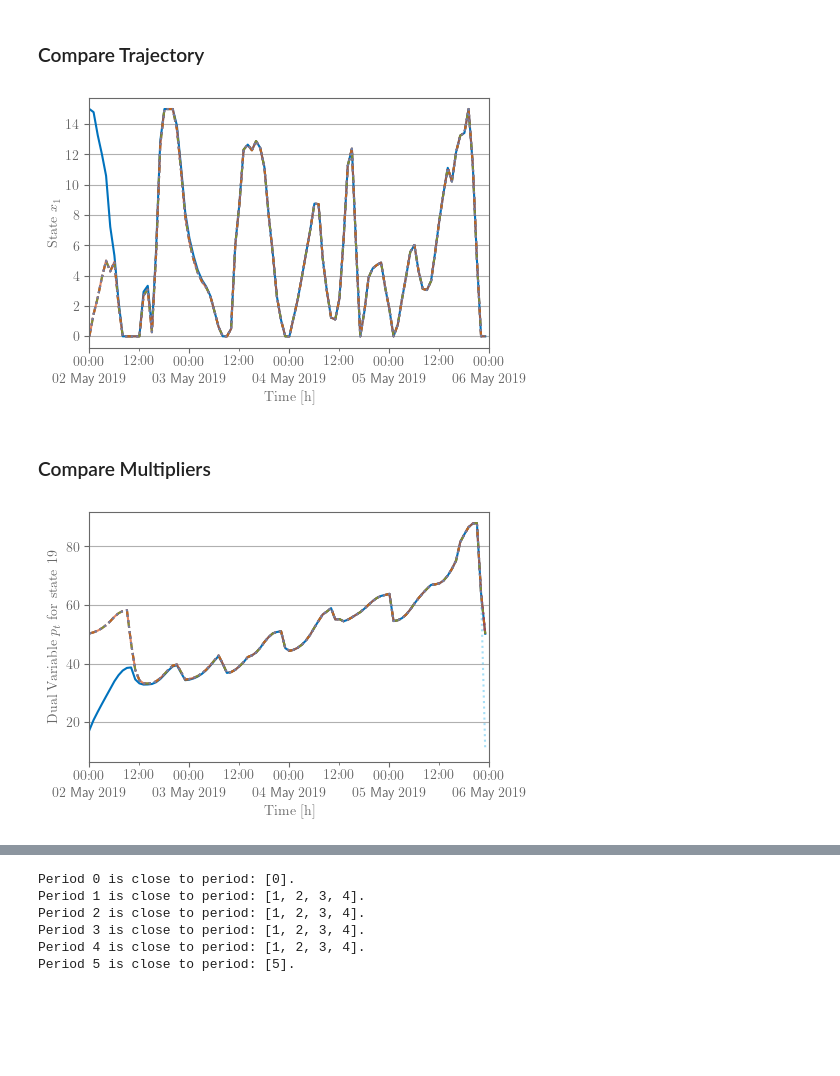
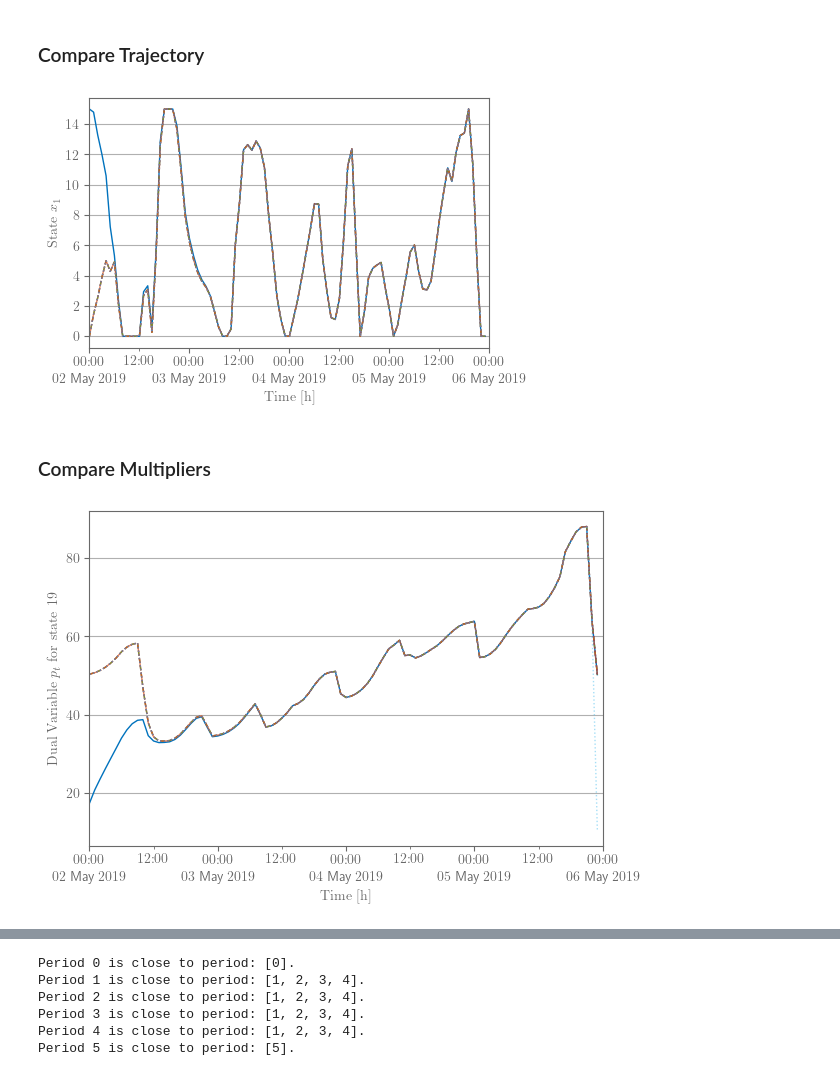
Before and after one commit to Gedlex/time-varying-RHGs, a Jupyter notebook: empc_DSMPC.ipynb, the cells around one changed output, grey strips where cells are left out. Saved outputs shown, nothing was run; the diff lists cells and outputs as text; code cells hidden in the pictures; blank space fills up the shorter version.

```diff
--- a/empc_DSMPC.ipynb
+++ b/empc_DSMPC.ipynb
@@ -59,15 +79,8 @@ u_inf = sol_u.T
 # %% [markdown]
 ### Compare Trajectory
 # %%
-# Set rcParams
-export = True
-plt.style.use('default') # 'seaborn-v0_8-darkgrid
-plt.rcParams['text.usetex'] = True
-plt.rcParams['xtick.color'] = 'dimgray'
-plt.rcParams['ytick.color'] = 'dimgray'
-plt.rcParams['axes.edgecolor'] = 'dimgray'
-plt.rcParams['axes.labelcolor'] = 'dimgray'
-plt.rcParams['lines.linewidth'] = 1.5
+# Set export flag
+export = False
 
 # Create dates and norm vector
 idx = 1
@@ -108,21 +121,14 @@ ax.xaxis.grid(False)
 # Export figure
 if export:
     fig = adjust_margins(fig, width=4, height=2.5, wspace=1.1)
-    fig.savefig(f"figures/figure_trajectory_of_state_{idx}_inf_sol.pdf")
+    fig.savefig(f"figures/trajectory_of_state_{idx}_inf_sol.pdf")
 # %% [output]
-[figure, old version]
+[figure, new version]
 # %% [markdown]
 ### Compare Multipliers
 # %%
-# Set rcParams
-export = True
-plt.style.use('default') # 'seaborn-v0_8-darkgrid
-plt.rcParams['text.usetex'] = True
-plt.rcParams['xtick.color'] = 'dimgray'
-plt.rcParams['ytick.color'] = 'dimgray'
-plt.rcParams['axes.edgecolor'] = 'dimgray'
-plt.rcParams['axes.labelcolor'] = 'dimgray'
-plt.rcParams['lines.linewidth'] = 1.5
+# Set export flag
+export = False
 
 # Create dates vector and get state related dual variables
 idx = 19
@@ -138,32 +144,32 @@ fig, ax = plt.subplots(1, 1, figsize=(6, 4), layout='constrained')
 # Plot multipliers
 ls = ['-', '--', '--', '-.', ':', ':']
 alpha = [1, 0.9, 0.8, 0.7, 0.6, 0.5]
 for i, _ in enumerate(ls):
     ax.plot(dates[:-1], dual_vector_inf[i*T:(i+1)*T,idx].T, ls=ls[i], alpha=alpha[i], color=colors(i))
 
 # Add labels and title
 ax.set_xlabel(r'\rmfamily{Time [h]}')
 ax.set_ylabel(r'\rmfamily{Dual Variable $p_{t}$ for state ' + str(idx) + r'}')
 
 # Set major and minor ticks
 plt.rcParams['timezone'] = dates[0].tz.zone
 ax.xaxis.set_major_locator(mdates.DayLocator(interval=1))
 ax.xaxis.set_minor_locator(mdates.HourLocator(byhour=[12]))
 ax.xaxis.set_major_formatter(mdates.DateFormatter(r'%H:%M\\%d %b %Y'))
 ax.xaxis.set_minor_formatter(mdates.DateFormatter(r'%H:%M'))
 ax.yaxis.set_major_locator(ticker.MultipleLocator(base=20, offset=0))
 # ax.tick_params(axis="x", which="minor", pad=ax.xaxis.get_tick_padding())
 
 # Set limits
 ax.set_xlim([dates[0], dates[-1]])
 
 # Set grid
 ax.yaxis.grid(True)
 ax.xaxis.grid(False)
 
 # Export figure
 if export:
     fig = adjust_margins(fig, width=4, height=2.5, wspace=1.1)
-    fig.savefig(f"figures/figure_dual_variable_{idx}_inf_sol.pdf")
+    fig.savefig(f"figures/dual_variable_of_state_{idx}_inf_sol.pdf")
 # %% [output]
-[figure, old version]
+[figure, new version]
```
Also changed, not shown: parts of 30 cells of this notebook, 1 other file.
